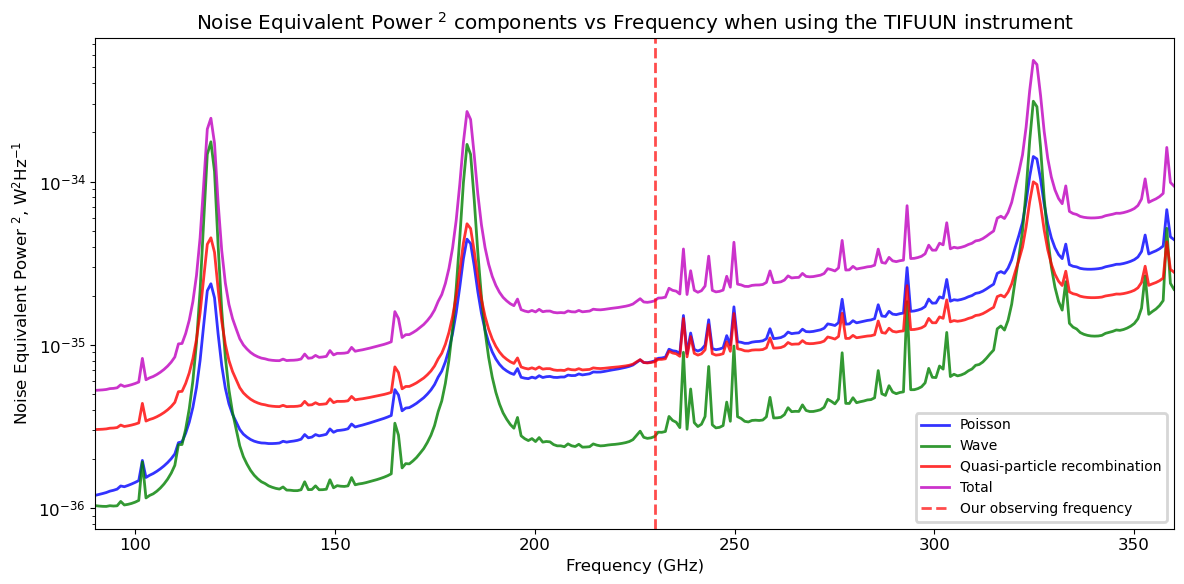
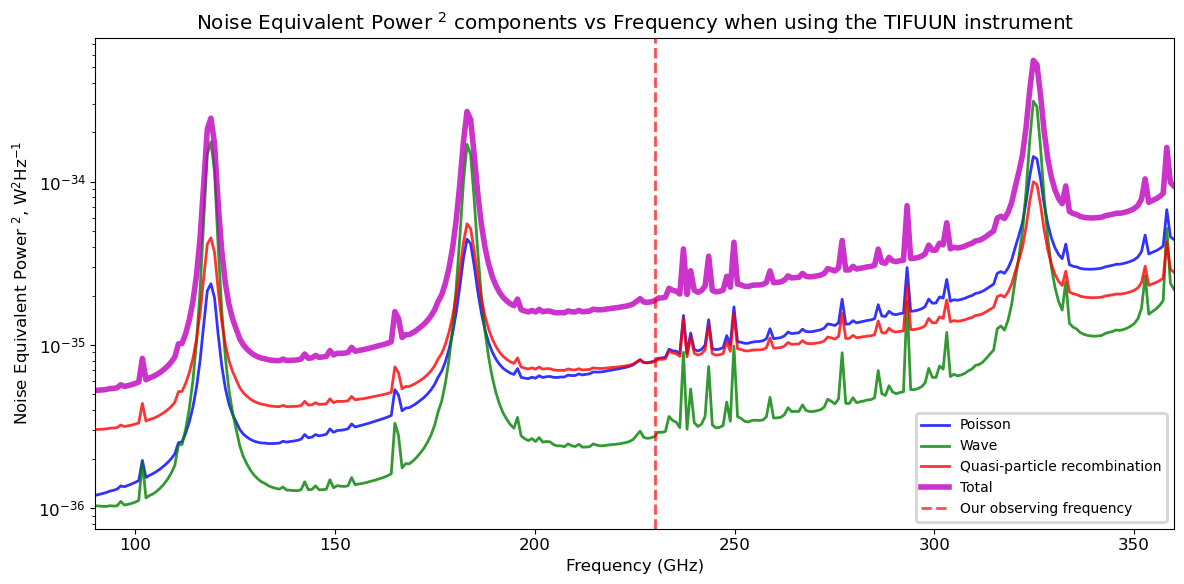
Unified diff of the notebook cell whose output changed from the first chart to the second:
--- before
+++ after
@@ -3,5 +3,5 @@
 ax.plot(frequencies, nep2wave, '-',label = 'Wave', color='g', markersize=10, alpha=0.8)
 ax.plot(frequencies, nep2quasiparticle, '-',label = 'Quasi-particle recombination', color='r', markersize=10, alpha=0.8)
-ax.plot(frequencies, nep**2, '-',label = 'Total', color='m', markersize=10, alpha=0.8)
+ax.plot(frequencies, nep**2, '-',label = 'Total', color='m', markersize=10, alpha=0.8, lw=4)
 
 # label the plot

Commit: Improvements to weather documentation, correcting an issue in one of the commands in the user guide and increasing thickness of 'total' lines in TIFUUN notebook.